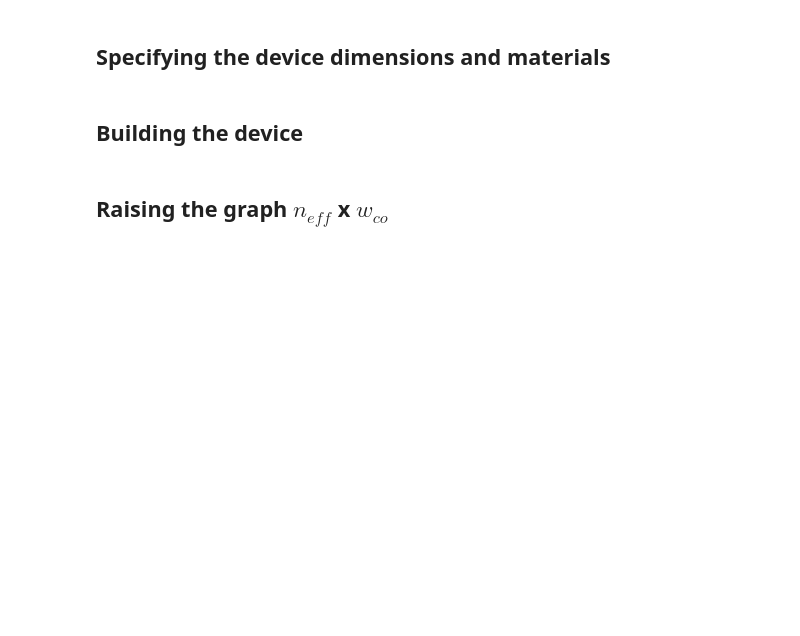
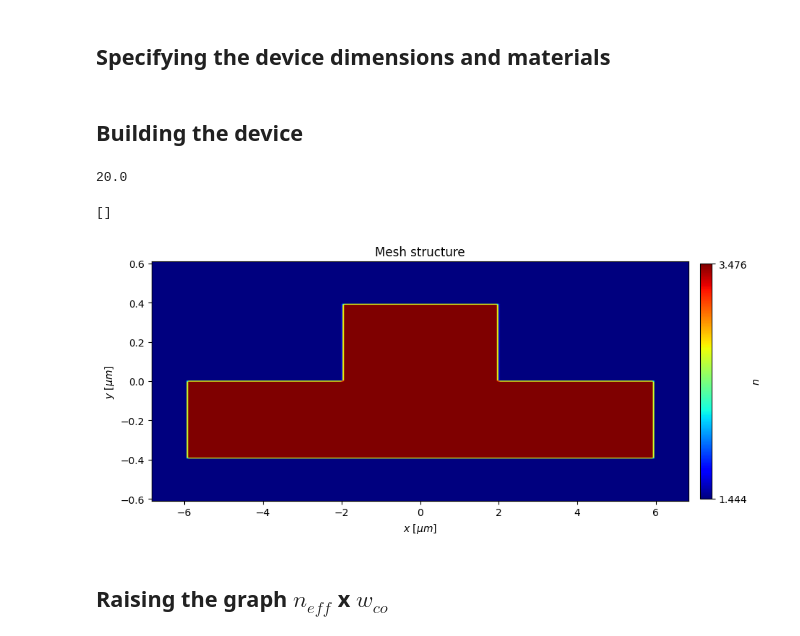
Before and after one commit to LucasGabrielMelo/Capacita-o---Fot-nica, a Jupyter notebook: APIPython/Waveguides/Rib_waveguide/RIB_waveguide_FDE.ipynb, the cells around one changed output. Drawn from its saved outputs; the diff is of its cells as text; code cells hidden in the pictures; blank space fills up the shorter version.

```diff
--- a/APIPython/Waveguides/Rib_waveguide/RIB_waveguide_FDE.ipynb
+++ b/APIPython/Waveguides/Rib_waveguide/RIB_waveguide_FDE.ipynb
@@ -106,6 +106,27 @@ modeApi.set('x mesh multiplier', mesh_multiplier)
 modeApi.set('y mesh multiplier', mesh_multiplier)
 
 modeApi.save('RIB_waveguide_FDE')
+# %%
+modeApi.findmodes()
+# %% [output]
+20.0
+# %%
+x_structure = modeApi.getdata('FDE::data::mode1', 'x')/um
+y_structure = modeApi.getdata('FDE::data::mode1', 'y')/um
+
+index_x = np.squeeze(modeApi.getdata('FDE::data::material', 'index_x'))
+
+fig = plt.figure(figsize = (10,8))
+im = plt.imshow(np.rot90(index_x), extent=[x_structure[0], x_structure[-1], y_structure[0], y_structure[-1]], cmap = plt.get_cmap('jet'), aspect=5)
+plt.xlabel(r'$x$ [$\mu m$]')
+plt.ylabel(r'$y$ [$\mu m$]')
+plt.title('Mesh structure')
+colorbar =plt.colorbar(im, fraction = 0.021, pad =0.02, label = r'$n$')
+colorbar.set_ticks([np.min(index_x), np.max(index_x)])
+plt.plot()
+# %% [output]
+[]
+[figure, added]
 # %% [markdown]
 ## Raising the graph $n_{eff}$ x $w_{co}$ ##
 # %%
```
Also changed, not shown: parts of 5 cells of this notebook.
